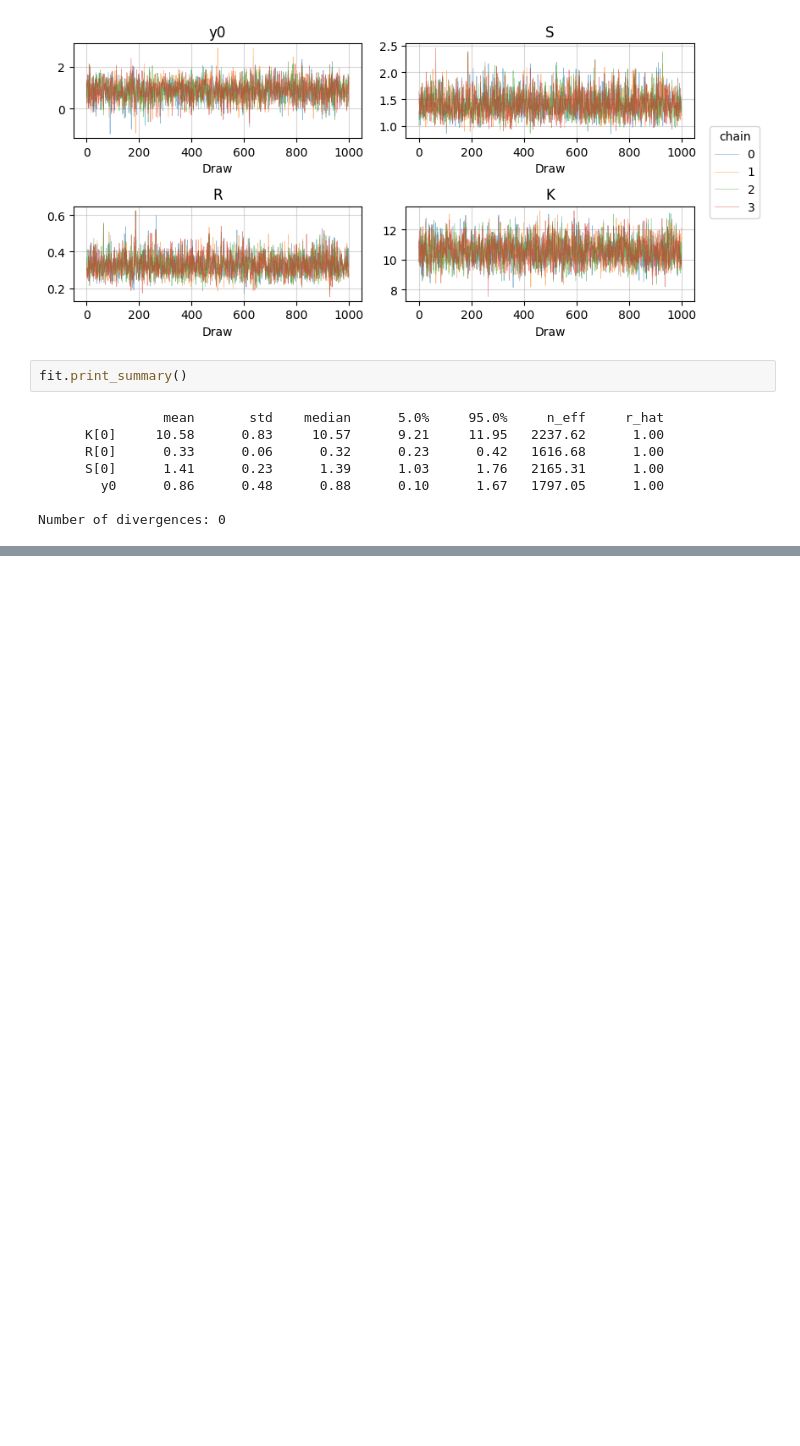
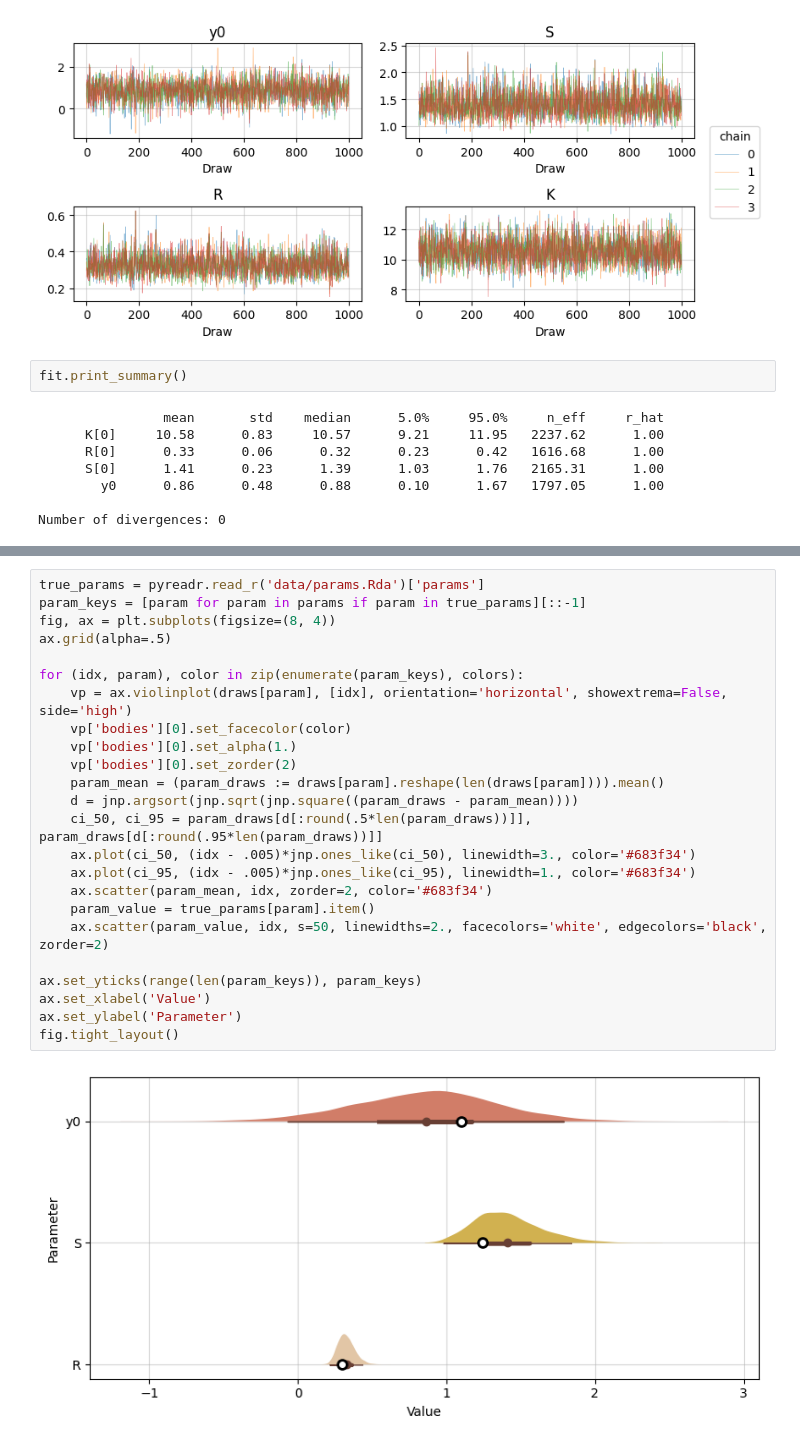
Before and after one commit to craigfouts/discourse, a Jupyter notebook: discourse/tutorials/numpyro/sandbox.ipynb, the cells around one changed output, grey strips where cells are left out. Cells and saved outputs as stored; diff of their text form; blank space fills up the shorter version.

```diff
--- a/discourse/tutorials/numpyro/sandbox.ipynb
+++ b/discourse/tutorials/numpyro/sandbox.ipynb
@@ -93,0 +113,26 @@ fig.tight_layout()
+# %%
+true_params = pyreadr.read_r('data/params.Rda')['params']
+param_keys = [param for param in params if param in true_params][::-1]
+fig, ax = plt.subplots(figsize=(8, 4))
+ax.grid(alpha=.5)
+
+for (idx, param), color in zip(enumerate(param_keys), colors):
+    vp = ax.violinplot(draws[param], [idx], orientation='horizontal', showextrema=False, side='high')
+    vp['bodies'][0].set_facecolor(color)
+    vp['bodies'][0].set_alpha(1.)
+    vp['bodies'][0].set_zorder(2)
+    param_mean = (param_draws := draws[param].reshape(len(draws[param]))).mean()
+    d = jnp.argsort(jnp.sqrt(jnp.square((param_draws - param_mean))))
+    ci_50, ci_95 = param_draws[d[:round(.5*len(param_draws))]], param_draws[d[:round(.95*len(param_draws))]]
+    ax.plot(ci_50, (idx - .005)*jnp.ones_like(ci_50), linewidth=3., color='#683f34')
+    ax.plot(ci_95, (idx - .005)*jnp.ones_like(ci_95), linewidth=1., color='#683f34')
+    ax.scatter(param_mean, idx, zorder=2, color='#683f34')
+    param_value = true_params[param].item()
+    ax.scatter(param_value, idx, s=50, linewidths=2., facecolors='white', edgecolors='black', zorder=2)
+
+ax.set_yticks(range(len(param_keys)), param_keys)
+ax.set_xlabel('Value')
+ax.set_ylabel('Parameter')
+fig.tight_layout()
+# %% [output]
+[figure, added]
```
Also changed, not shown: parts of 4 cells of this notebook, 4 other files.
